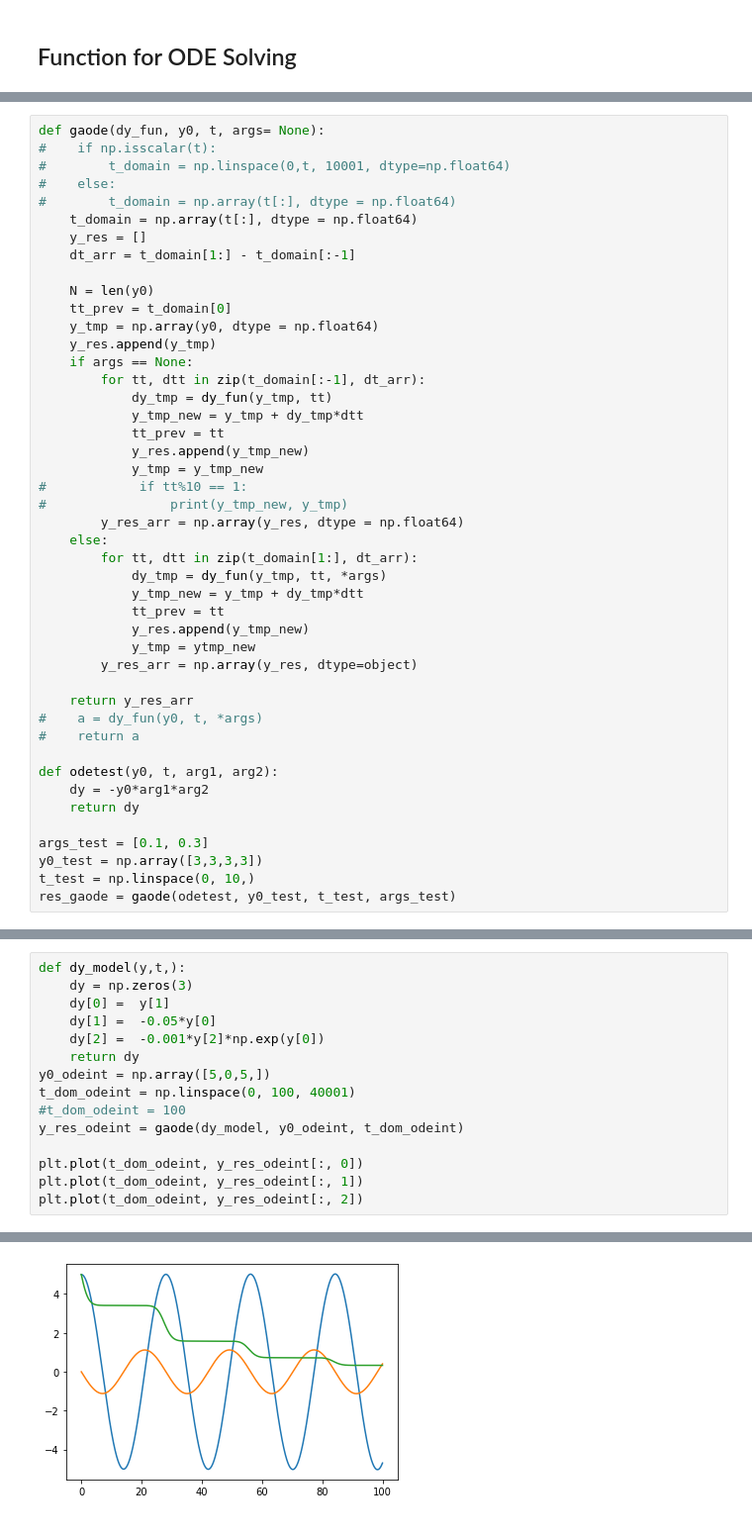
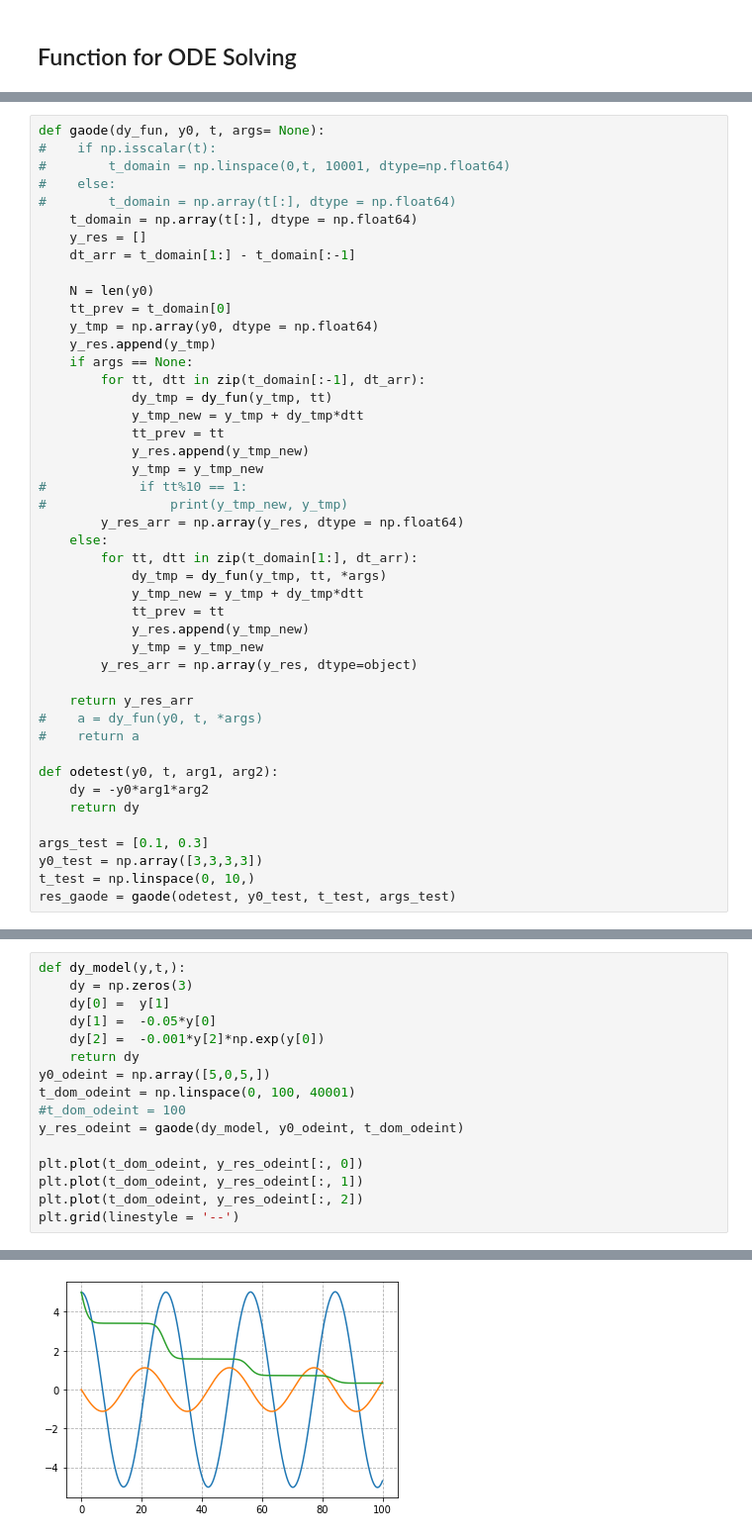
Before and after one commit to sga2022/MembModel, a Jupyter notebook: Gaode.ipynb, the cells around one changed output, grey strips where cells are left out. Shown: that part at 99% size. Cells and saved outputs as stored; diff of their text form.

```diff
--- a/Gaode.ipynb
+++ b/Gaode.ipynb
@@ -59,7 +57,7 @@ def gaode(dy_fun, y0, t, args= None):
             y_tmp_new = y_tmp + dy_tmp*dtt
             tt_prev = tt
             y_res.append(y_tmp_new)
-            y_tmp = ytmp_new
+            y_tmp = y_tmp_new
         y_res_arr = np.array(y_res, dtype=object)
 
     return y_res_arr
@@ -180,4 +178,5 @@ y_res_odeint = gaode(dy_model, y0_odeint, t_dom_odeint)
 plt.plot(t_dom_odeint, y_res_odeint[:, 0])
 plt.plot(t_dom_odeint, y_res_odeint[:, 1])
 plt.plot(t_dom_odeint, y_res_odeint[:, 2])
+plt.grid(linestyle = '--')
 # %% [output]
@@ -185 +183 @@ plt.plot(t_dom_odeint, y_res_odeint[:, 2])
-[figure, old version]
+[figure, new version]
```
Also changed, not shown: parts of 13 cells of this notebook.
